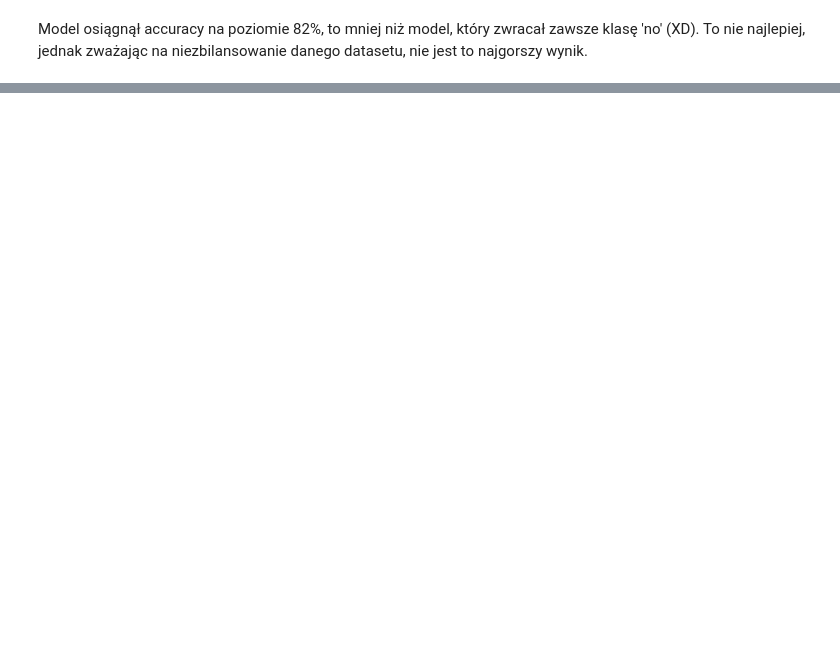
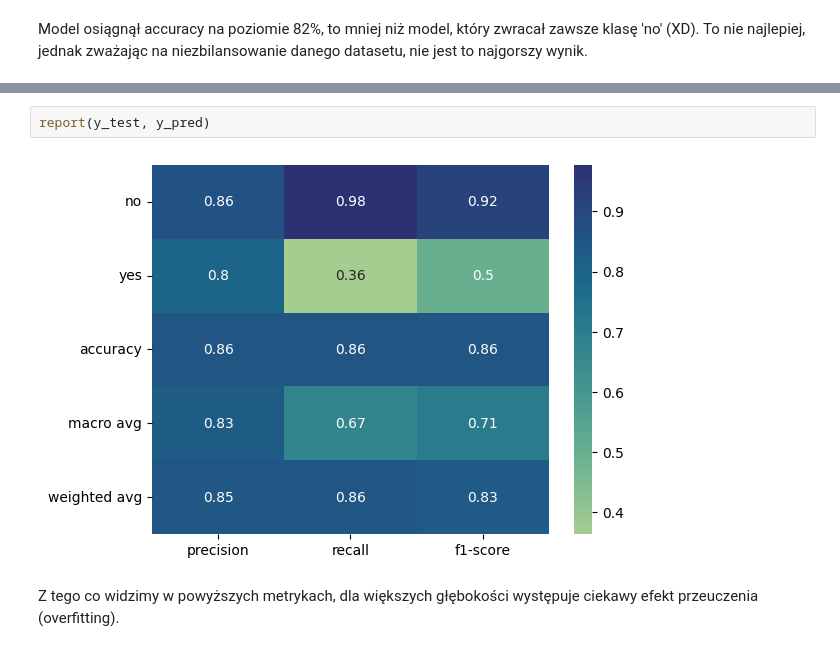
Before and after one commit to janekfilipecki/core-machine-learning, a Jupyter notebook: cw_4.ipynb, the cells around one changed output, grey strips where cells are left out. Cells and saved outputs as stored; diff of their text form; blank space fills up the shorter version.

```diff
--- a/cw_4.ipynb
+++ b/cw_4.ipynb
@@ -444,0 +471,6 @@ Model osiągnął accuracy na poziomie 82%, to mniej niż model, który zwracał
+# %%
+report(y_test, y_pred)
+# %% [output]
+[figure, added]
+# %% [markdown]
+Z tego co widzimy w powyższych metrykach, dla większych głębokości występuje ciekawy efekt przeuczenia (overfitting).
```
Also changed, not shown: parts of 33 cells of this notebook.
